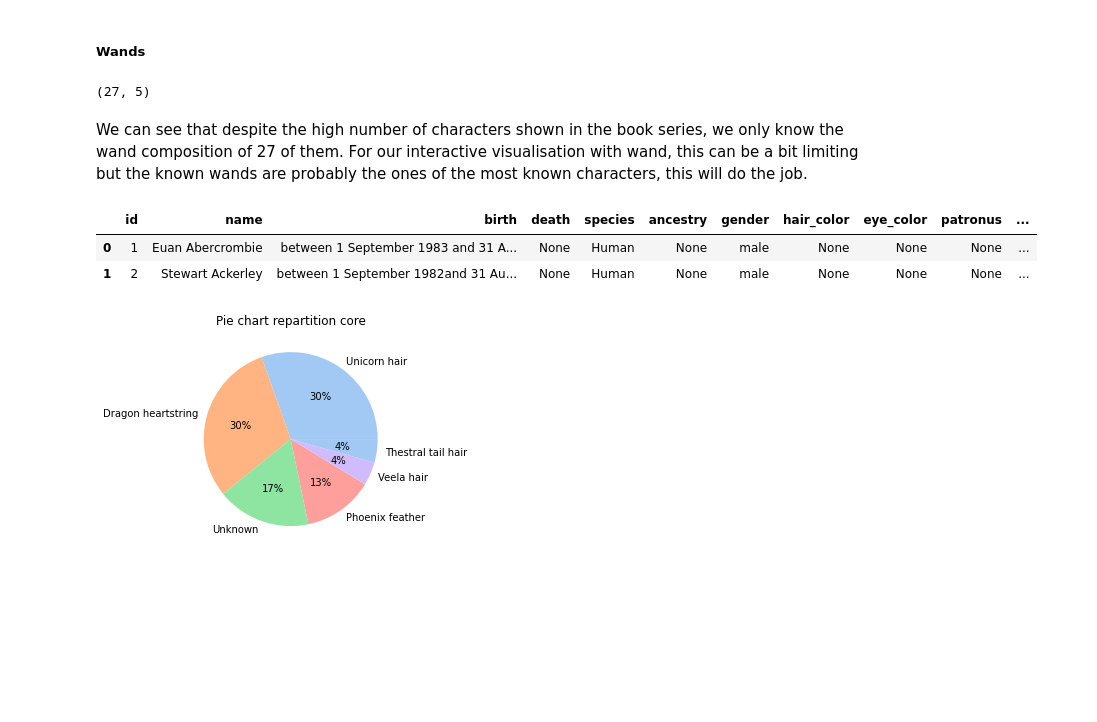
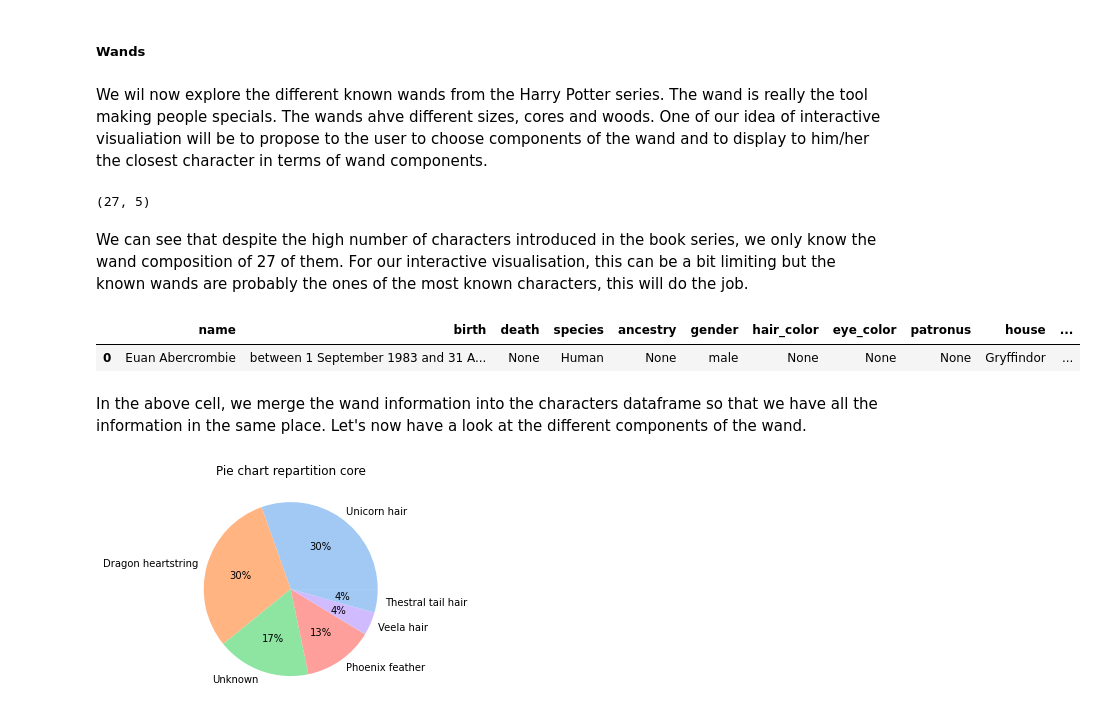
Before and after one commit to DataViziosa/PotterViz, a Jupyter notebook: python/exploratory_data_analysis.ipynb, the cells around one changed output. Drawn from its saved outputs; the diff is of its cells as text; code cells hidden in the pictures; blank space fills up the shorter version.

Commit message:
Improved data exploration

```diff
--- a/python/exploratory_data_analysis.ipynb
+++ b/python/exploratory_data_analysis.ipynb
@@ -19,5 +25,5 @@ from helper.constantes import *
 # %%
-df_hp_chars = pd.read_json(data_folder+hpcollection_folder+"characters.json")
+df_hp_chars = pd.read_json(data_folder+hpcollection_folder+"characters.json").drop(columns=['id'],axis=1) # Drop id columns as we do not use it
 # %%
 df_hp_chars[df_hp_chars['name']=='Bellatrix Lestrange'].head(2)
 # %% [output]
@@ -240,5 +246,7 @@ As exepected, we can see that the majority of the characters belong to the rival
 # %% [markdown]
 ##### Wands
+# %% [markdown]
+We wil now explore the different known wands from the Harry Potter series. The wand is really the tool making people specials. The wands ahve different sizes, cores and woods. One of our idea of interactive visualiation will be to propose to the user to choose components of the wand and to display to him/her the closest character in terms of wand components.
 # %%
 df_wands = pd.read_json(data_folder+hpcollection_folder+"wand.json")
 # %%
@@ -246,14 +254,15 @@ df_wands.shape
 # %% [output]
 (27, 5)
 # %% [markdown]
-We can see that despite the high number of characters shown in the book series, we only know the wand composition of 27 of them. For our interactive visualisation with wand, this can be a bit limiting but the known wands are probably the ones of the most known characters, this will do the job.
+We can see that despite the high number of characters introduced in the book series, we only know the wand composition of 27 of them. For our interactive visualisation, this can be a bit limiting but the known wands are probably the ones of the most known characters, this will do the job.
 # %%
 df_hp_chars = df_hp_chars.merge(df_wands, how='left',left_on='name', right_on='name').drop('wand', axis=1)
-df_hp_chars.head(2)
+df_hp_chars.head(1)
 # %% [output]
-|  | id | name | birth | death | species | ancestry | gender | hair_color | eye_color | patronus | ... |
-| 0 | 1 | Euan Abercrombie | between 1 September 1983 and 31 A... | None | Human | None | male | None | None | None | ... |
-| 1 | 2 | Stewart Ackerley | between 1 September 1982and 31 Au... | None | Human | None | male | None | None | None | ... |
+|  | name | birth | death | species | ancestry | gender | hair_color | eye_color | patronus | house | ... |
+| 0 | Euan Abercrombie | between 1 September 1983 and 31 A... | None | Human | None | male | None | None | None | Gryffindor | ... |
+# %% [markdown]
+In the above cell, we merge the wand information into the characters dataframe so that we have all the information in the same place. Let's now have a look at the different components of the wand.
 # %%
 plot_pie(df_hp_chars, "core")
 # %% [output]
```
Also changed, not shown: parts of 21 cells of this notebook, 1 other file.
